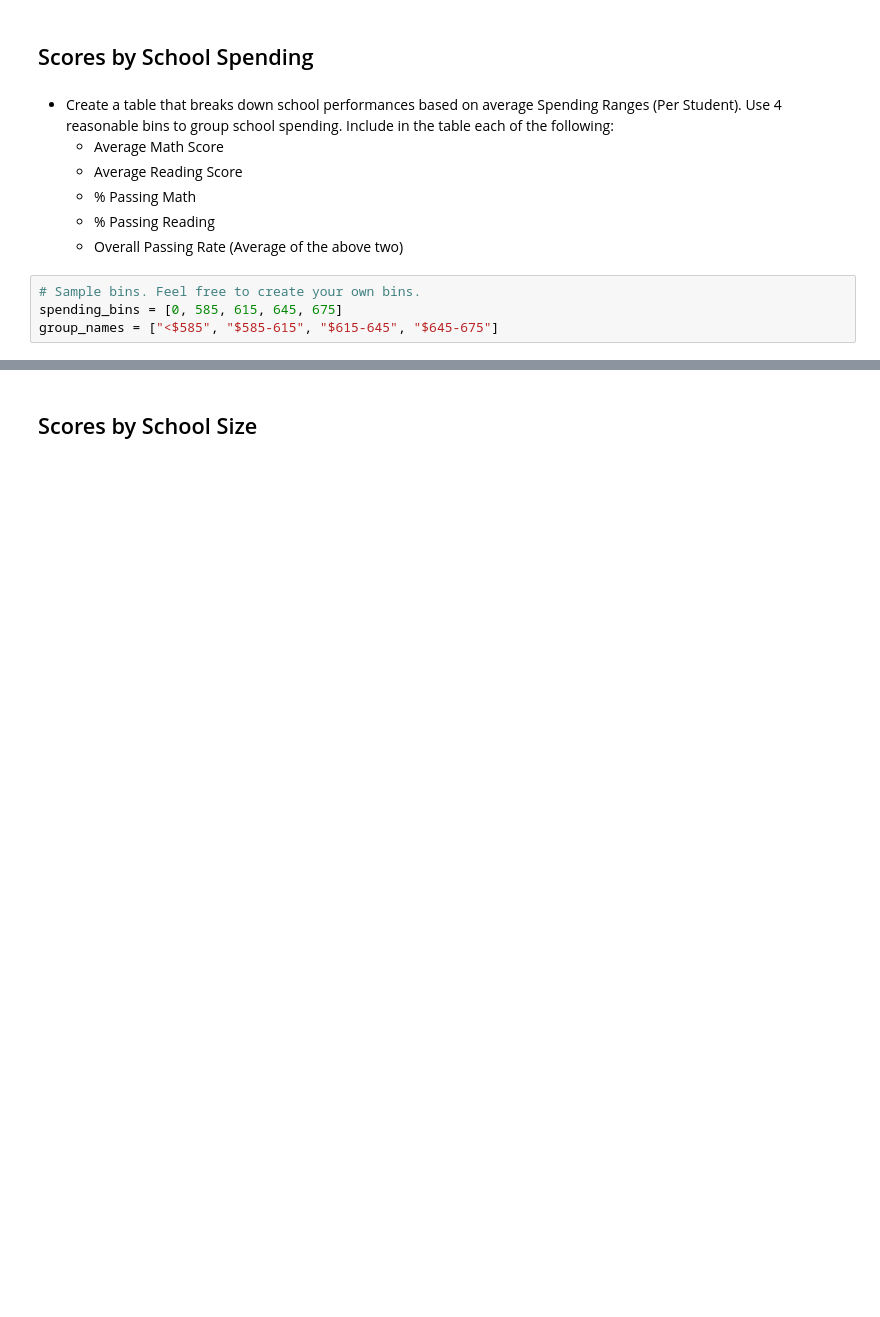
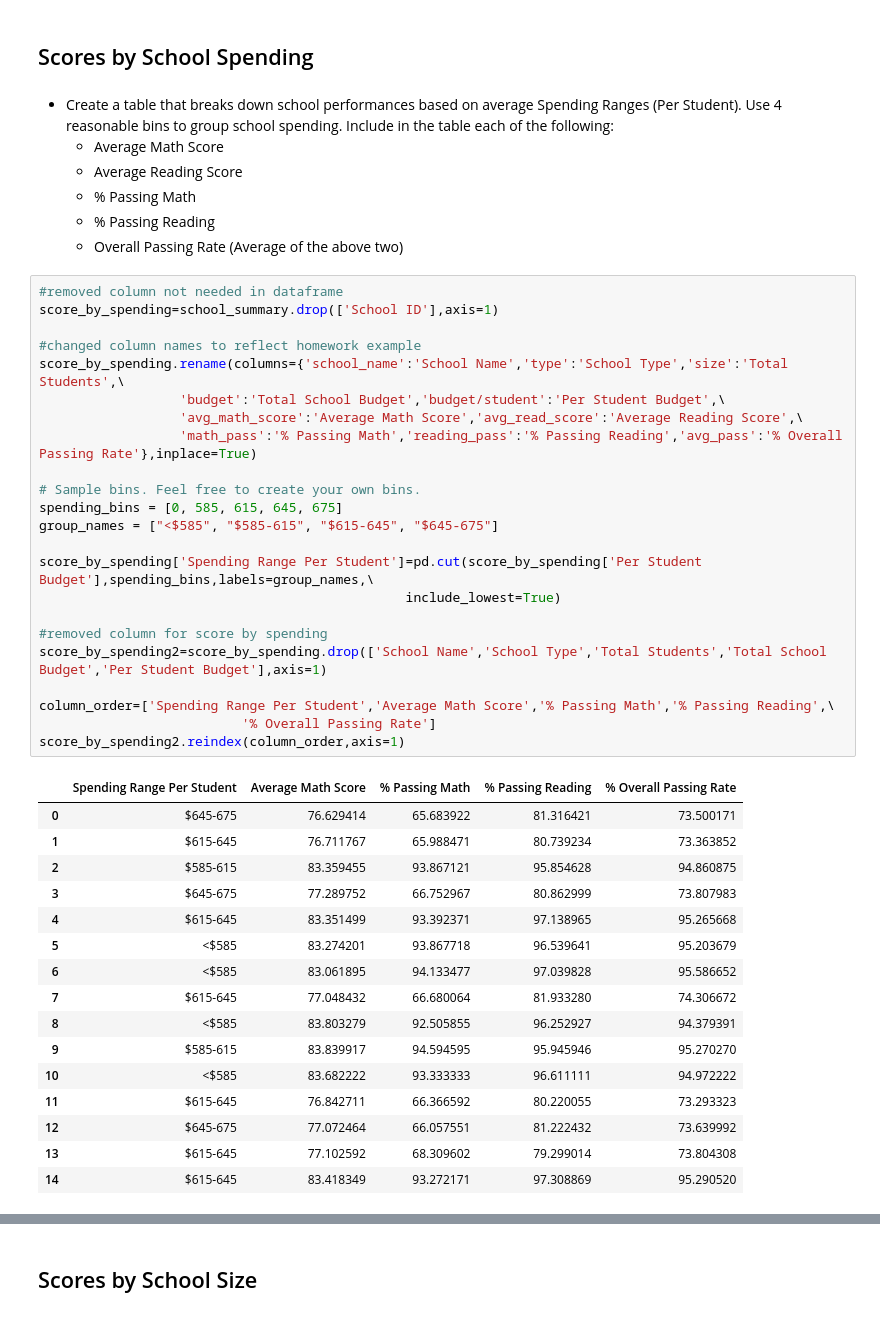
Before and after one commit to jamesa820/pandas-challenge, a Jupyter notebook: Homework/PyCitySchools/PyCity_School_Homwework.ipynb, the cells around one changed output, grey strips where cells are left out. Saved outputs shown, nothing was run; the diff lists cells and outputs as text; blank space fills up the shorter version.

```diff
--- a/Homework/PyCitySchools/PyCity_School_Homwework.ipynb
+++ b/Homework/PyCitySchools/PyCity_School_Homwework.ipynb
@@ -255,7 +249,43 @@ i.pivot('grade')
   * % Passing Math
   * % Passing Reading
   * Overall Passing Rate (Average of the above two)
-# %%
-# Sample bins. Feel free to create your own bins.
-spending_bins = [0, 585, 615, 645, 675]
-group_names = ["<$585", "$585-615", "$615-645", "$645-675"]
+# %%
+#removed column not needed in dataframe
+score_by_spending=school_summary.drop(['School ID'],axis=1)
+
+#changed column names to reflect homework example
+score_by_spending.rename(columns={'school_name':'School Name','type':'School Type','size':'Total Students',\
+                  'budget':'Total School Budget','budget/student':'Per Student Budget',\
+                  'avg_math_score':'Average Math Score','avg_read_score':'Average Reading Score',\
+                  'math_pass':'% Passing Math','reading_pass':'% Passing Reading','avg_pass':'% Overall Passing Rate'},inplace=True)
+
+# Sample bins. Feel free to create your own bins.
+spending_bins = [0, 585, 615, 645, 675]
+group_names = ["<$585", "$585-615", "$615-645", "$645-675"]
+
+score_by_spending['Spending Range Per Student']=pd.cut(score_by_spending['Per Student Budget'],spending_bins,labels=group_names,\
+                                               include_lowest=True)
+
+#removed column for score by spending
+score_by_spending2=score_by_spending.drop(['School Name','School Type','Total Students','Total School Budget','Per Student Budget'],axis=1)
+
+column_order=['Spending Range Per Student','Average Math Score','% Passing Math','% Passing Reading',\
+                          '% Overall Passing Rate']
+score_by_spending2.reindex(column_order,axis=1)
+# %% [output]
+|  | Spending Range Per Student | Average Math Score | % Passing Math | % Passing Reading | % Overall Passing Rate |
+| 0 | $645-675 | 76.629414 | 65.683922 | 81.316421 | 73.500171 |
+| 1 | $615-645 | 76.711767 | 65.988471 | 80.739234 | 73.363852 |
+| 2 | $585-615 | 83.359455 | 93.867121 | 95.854628 | 94.860875 |
+| 3 | $645-675 | 77.289752 | 66.752967 | 80.862999 | 73.807983 |
+| 4 | $615-645 | 83.351499 | 93.392371 | 97.138965 | 95.265668 |
+| 5 | <$585 | 83.274201 | 93.867718 | 96.539641 | 95.203679 |
+| 6 | <$585 | 83.061895 | 94.133477 | 97.039828 | 95.586652 |
+| 7 | $615-645 | 77.048432 | 66.680064 | 81.933280 | 74.306672 |
+| 8 | <$585 | 83.803279 | 92.505855 | 96.252927 | 94.379391 |
+| 9 | $585-615 | 83.839917 | 94.594595 | 95.945946 | 95.270270 |
+| 10 | <$585 | 83.682222 | 93.333333 | 96.611111 | 94.972222 |
+| 11 | $615-645 | 76.842711 | 66.366592 | 80.220055 | 73.293323 |
+| 12 | $645-675 | 77.072464 | 66.057551 | 81.222432 | 73.639992 |
+| 13 | $615-645 | 77.102592 | 68.309602 | 79.299014 | 73.804308 |
+| 14 | $615-645 | 83.418349 | 93.272171 | 97.308869 | 95.290520 |
```
Also changed, not shown: parts of 42 cells of this notebook.
